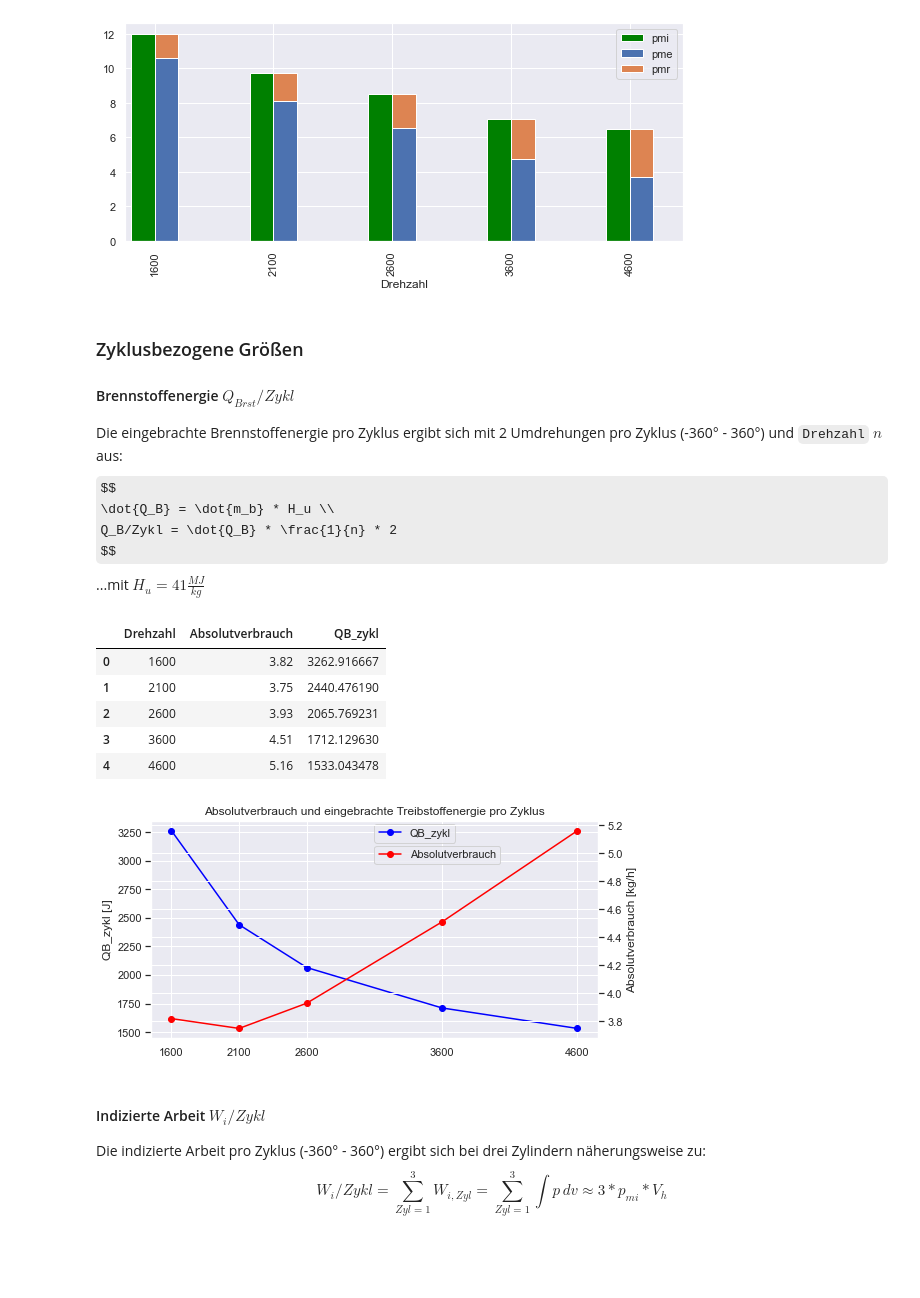
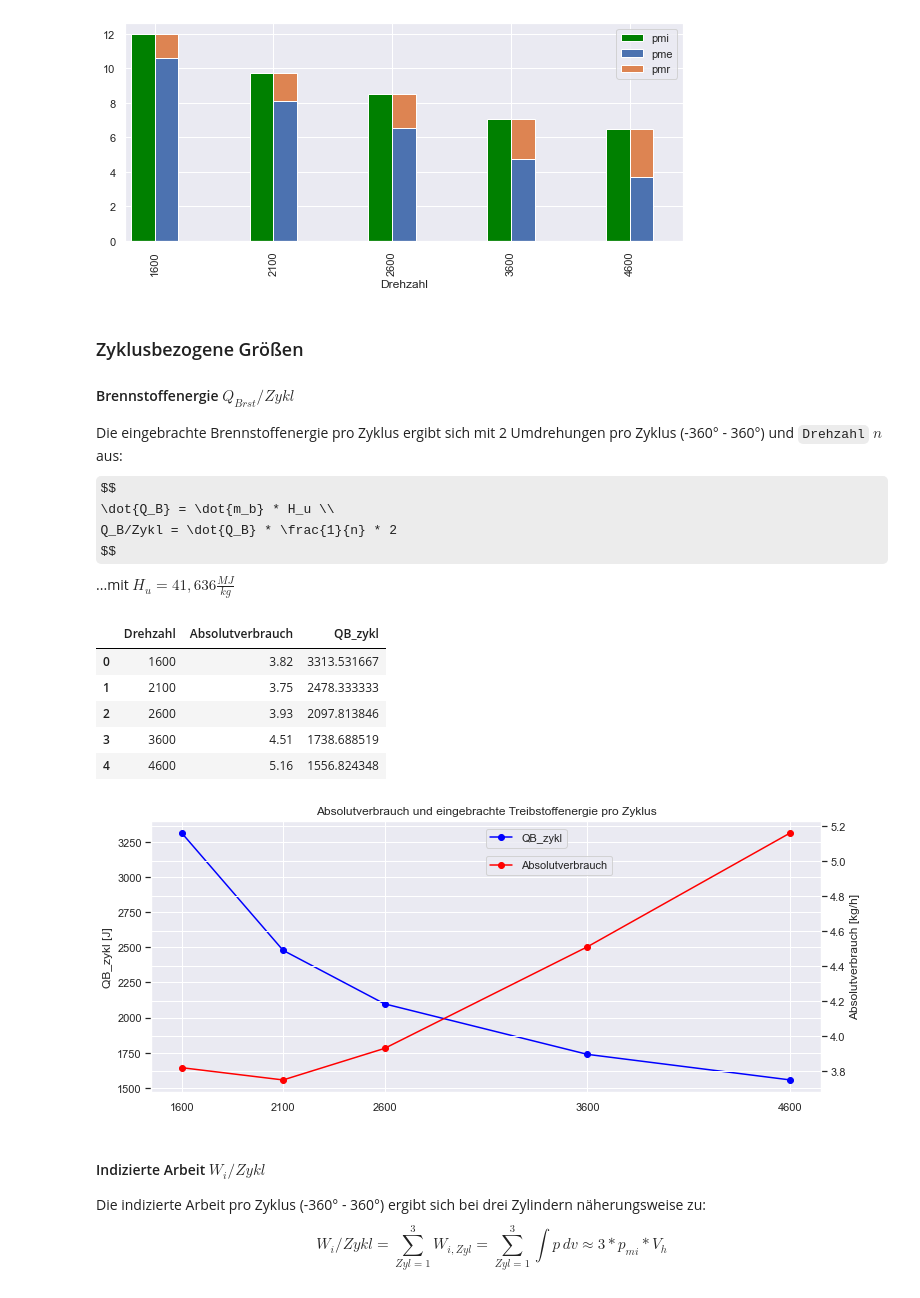
Before and after one commit to marcussteinbacher/kfzlu, a Jupyter notebook: Protokoll.ipynb, the cells around one changed output. Drawn from its saved outputs; the diff is of its cells as text; code cells hidden in the pictures; some formulas as TeX source; blank space fills up the shorter version.

```diff
--- a/Protokoll.ipynb
+++ b/Protokoll.ipynb
@@ -23,9 +25,9 @@ import matplotlib.pyplot as plt
 import seaborn as sns
 from ipywidgets import fixed, interactive_output
 import ipywidgets as widgets
-import copy
 
 sns.set()
+pd.options.display.max_columns = None
 # %% [markdown]
 Zur Auswertung wurden die Daten der fünf Messreihen in eine gemeinsame Tabelle überführt, sodass jede Zeile einem einzelnen Messpunkt mit folgenden features darstellt: <br>
 `Drehzahl` `Kurbelwinkel` `P_ZYL1` `P_ZYL2` `P_ZYL3` `Drehmoment` `Absolutverbrauch` `Angesaugte Luftmasse` `O2 roh` `CO roh` `CO2 roh` `NOx roh` `HC3 roh` `Lambda` `Temp Kühlm.E` `Temp Kühlm.A` `Temp Oel` `Temp Ansaugl. nach Verd.` `Temp Ansaugluft Saugrohr` `Temp Abgas vor Turbine` `P Saugrohr` `P Abg. vor Turb.` `ZZP` `Cycle` `Volumen` `P_ZYLm`.
@@ -485,42 +485,42 @@ $$
 \dot{Q_B} = \dot{m_b} * H_u \\
 Q_B/Zykl = \dot{Q_B} * \frac{1}{n} * 2
 $$
-...mit $H_u = 41 \frac{MJ}{kg}$
+...mit $H_u = 41,636 \frac{MJ}{kg}$
 # %%
-def QB_zykl(rpm,Hu=41):
+def QB_zykl(rpm,Hu=41.636):
     '''
     params:
         rpm: 1/min
         Hu [MJ/kg]
     returns:
         QB/Zykl [J]
     '''
     dm = df[df["Drehzahl"]==rpm]["Absolutverbrauch"].unique()[0] #kg/h
     return dm/60 * 10**6 * Hu * 1/rpm * 2 #kg/min * J/kg * min/1
 
 df_zykl = pd.DataFrame({"Drehzahl":RPMs,"Absolutverbrauch":df["Absolutverbrauch"].unique(),"QB_zykl":[QB_zykl(rpm) for rpm in RPMs]})
 display(df_zykl)
 
-fig, ax1 = plt.subplots(figsize=(8,4))
+fig, ax1 = plt.subplots(figsize=(12,5))
 ax1.plot(df_zykl["Drehzahl"],df_zykl["QB_zykl"],"-o",label="QB_zykl",color="blue")
 ax1.legend(loc=(0.5,0.9))
 ax1.set_xticks(RPMs)
 ax2 = ax1.twinx()
 ax2.plot(df_zykl["Drehzahl"],df_zykl["Absolutverbrauch"],"-o",label="Absolutverbrauch",color="red")
 ax2.legend(loc=(0.5,0.8))
 plt.title("Absolutverbrauch und eingebrachte Treibstoffenergie pro Zyklus")
 ax1.set_ylabel("QB_zykl [J]")
 ax2.set_ylabel("Absolutverbrauch [kg/h]")
 
 plt.show()
 # %% [output]
 |  | Drehzahl | Absolutverbrauch | QB_zykl |
-| 0 | 1600 | 3.82 | 3262.916667 |
-| 1 | 2100 | 3.75 | 2440.476190 |
-| 2 | 2600 | 3.93 | 2065.769231 |
-| 3 | 3600 | 4.51 | 1712.129630 |
-| 4 | 4600 | 5.16 | 1533.043478 |
+| 0 | 1600 | 3.82 | 3313.531667 |
+| 1 | 2100 | 3.75 | 2478.333333 |
+| 2 | 2600 | 3.93 | 2097.813846 |
+| 3 | 3600 | 4.51 | 1738.688519 |
+| 4 | 4600 | 5.16 | 1556.824348 |
-[figure, old version]
+[figure, new version]
 # %% [markdown]
 #### Indizierte Arbeit $W_i/Zykl$
 Die indizierte Arbeit pro Zyklus (-360° - 360°) ergibt sich bei drei Zylindern näherungsweise zu:
```
Also changed, not shown: parts of 29 cells of this notebook, 1 other file.
